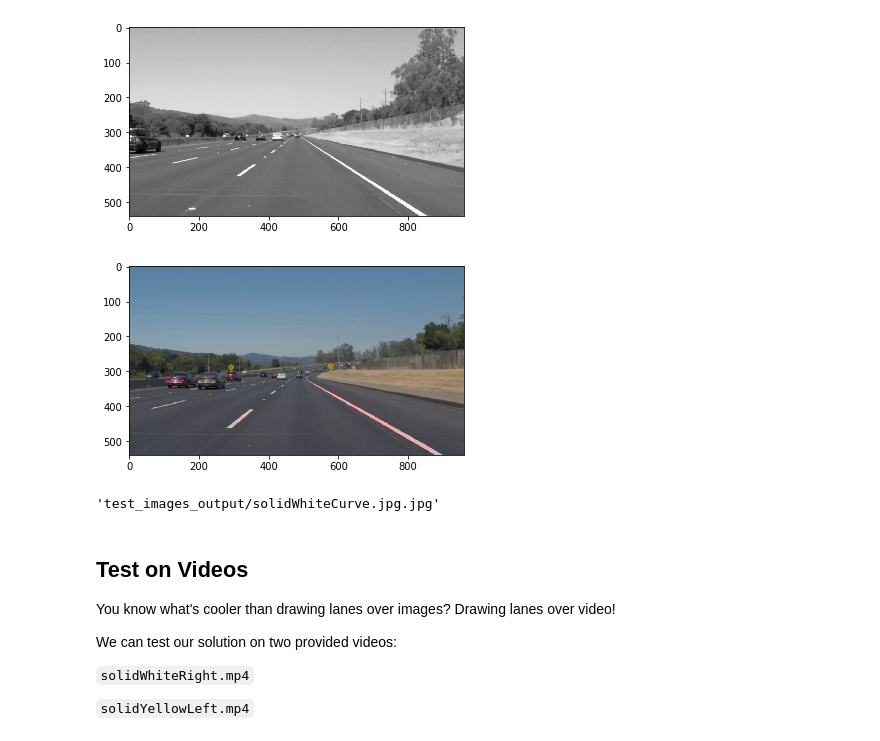
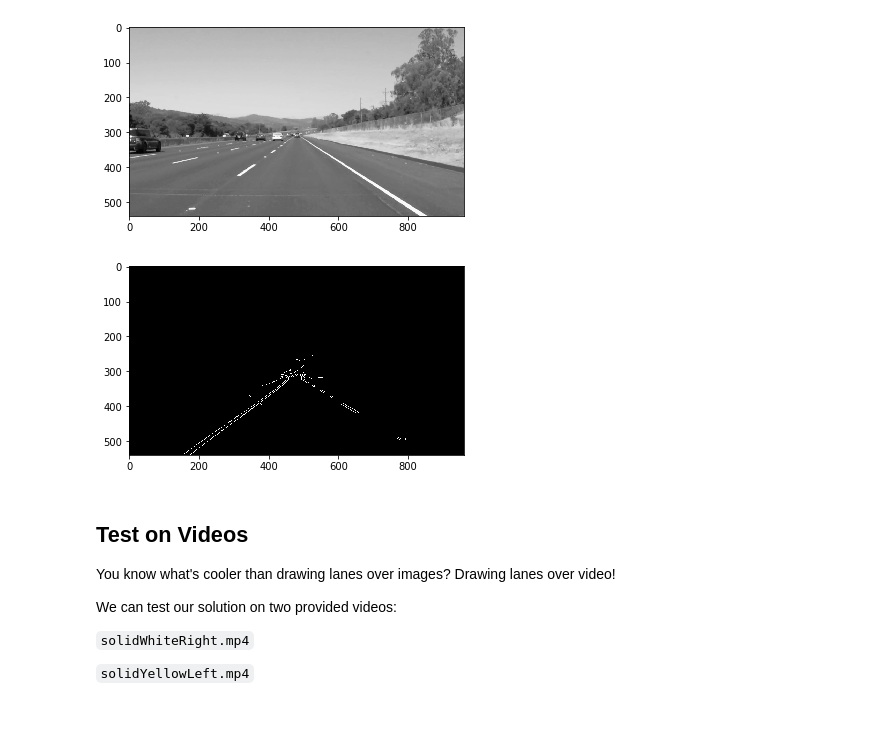
Before and after one commit to manas-mukherjee/SDND-Projects, a Jupyter notebook: CarND-LaneLines-P1/P1.ipynb, the cells around one changed output. Saved outputs shown, nothing was run; the diff lists cells and outputs as text; code cells hidden in the pictures.

```diff
--- a/CarND-LaneLines-P1/P1.ipynb
+++ b/CarND-LaneLines-P1/P1.ipynb
@@ -291,46 +288,41 @@ for imb_input in os.listdir("test_images/"):
     plt.imshow(grey_img, cmap='Greys_r')
 
     #Gaussian Kernel
-    kernel_size = 5
+    kernel_size = 7
     blur_gray_img = gaussian_blur(grey_img, kernel_size)
     plt.imshow(blur_gray_img, cmap='Greys_r')
 
     #Canny
     low_threshold = 50
     high_threshold = 110
     canny_img = canny(blur_gray_img, low_threshold, high_threshold)
     plt.imshow(canny_img, cmap='Greys_r')
 
     #Mask
     imshape = canny_img.shape
     vertices = np.array([[(50,imshape[0]),(550, 240), (430, 240), (imshape[1]-50,imshape[0])]], dtype=np.int32)
     masked_img = region_of_interest(canny_img, vertices)
     plt.imshow(masked_img, cmap='Greys_r')
 
     #Hough line
     rho = 1 # distance resolution in pixels of the Hough grid
     theta = np.pi/180 # angular resolution in radians of the Hough grid
     threshold = 1     # minimum number of votes (intersections in Hough grid cell)
     min_line_len = 27 #minimum number of pixels making up a line
     max_line_gap = 1    # maximum gap in pixels between connectable line segments
     line_img = hough_lines(masked_img, rho, theta, threshold, min_line_len, max_line_gap)
 
-
     # Create a "color" binary image to combine with line image
     color_edges = np.dstack((masked_img, masked_img, masked_img))
 
     initial_img = image
     img = line_img
     img_with_lines = weighted_img(img, initial_img, α=0.8, β=1., γ=0.)
     plt.imshow(img_with_lines)
 
     cv2.imwrite("test_images_output/"+imb_input, img_with_lines)
 # %% [output]
-[figure, old version]
+[figure, new version]
-# %%
-"test_images_output/"+imb_input+'.jpg'
-# %% [output]
-'test_images_output/solidWhiteCurve.jpg.jpg'
 # %% [markdown]
 ## Test on Videos
 
```
Also changed, not shown: parts of 10 cells of this notebook, 2 other files.
